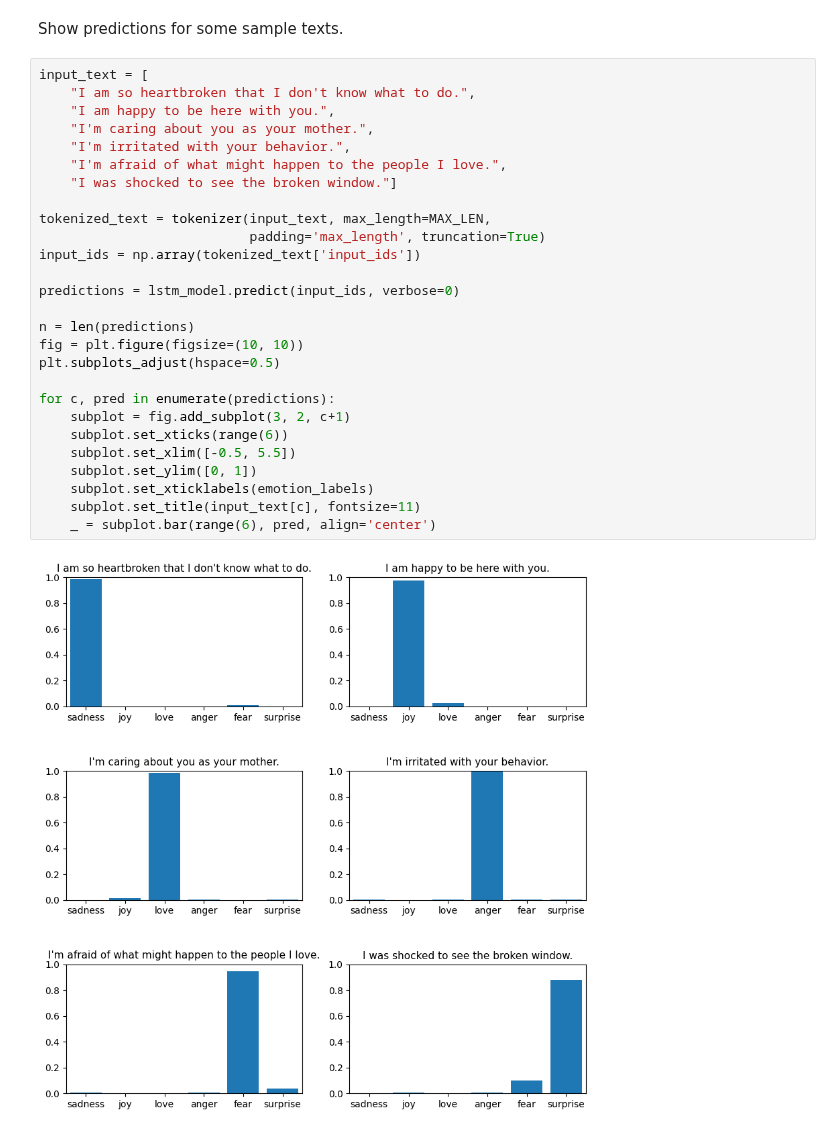
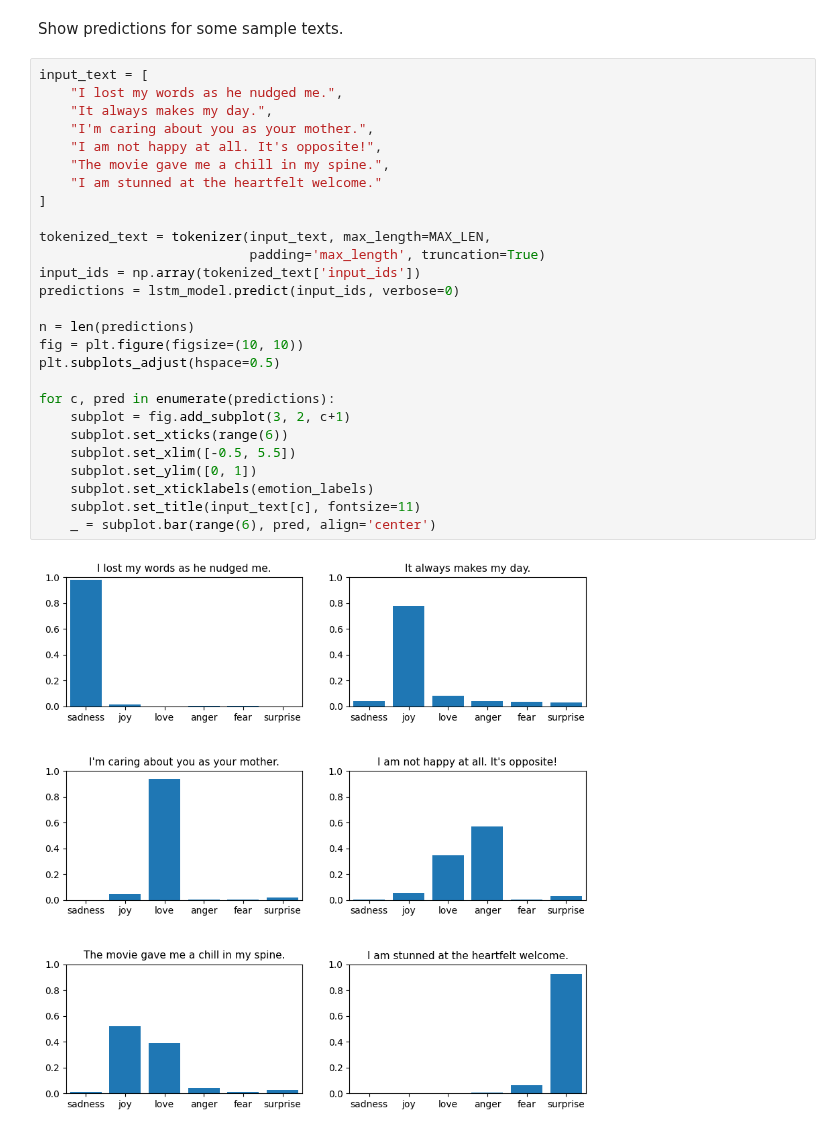
Before and after one commit to enakai00/colab_GenAI_lecture, a Jupyter notebook: Part03/1. LSTM emotion recognizer.ipynb, the cells around one changed output. Drawn from its saved outputs; the diff is of its cells as text.

```diff
--- a/Part03/1. LSTM emotion recognizer.ipynb
+++ b/Part03/1. LSTM emotion recognizer.ipynb
@@ -215,30 +225,30 @@ _ = disp.plot(cmap='Blues', values_format='.2f', colorbar=False, ax=ax)
 Show predictions for some sample texts.
 # %%
 input_text = [
-    "I am so heartbroken that I don't know what to do.",
-    "I am happy to be here with you.",
+    "I lost my words as he nudged me.",
+    "It always makes my day.",
     "I'm caring about you as your mother.",
-    "I'm irritated with your behavior.",
-    "I'm afraid of what might happen to the people I love.",
-    "I was shocked to see the broken window."]
+    "I am not happy at all. It's opposite!",
+    "The movie gave me a chill in my spine.",
+    "I am stunned at the heartfelt welcome."
+]
 
 tokenized_text = tokenizer(input_text, max_length=MAX_LEN,
                            padding='max_length', truncation=True)
 input_ids = np.array(tokenized_text['input_ids'])
-
 predictions = lstm_model.predict(input_ids, verbose=0)
 
 n = len(predictions)
 fig = plt.figure(figsize=(10, 10))
 plt.subplots_adjust(hspace=0.5)
 
 for c, pred in enumerate(predictions):
     subplot = fig.add_subplot(3, 2, c+1)
     subplot.set_xticks(range(6))
     subplot.set_xlim([-0.5, 5.5])
     subplot.set_ylim([0, 1])
     subplot.set_xticklabels(emotion_labels)
     subplot.set_title(input_text[c], fontsize=11)
     _ = subplot.bar(range(6), pred, align='center')
 # %% [output]
-[figure, old version]
+[figure, new version]
```
Also changed, not shown: parts of 4 cells of this notebook, 1 other file.
